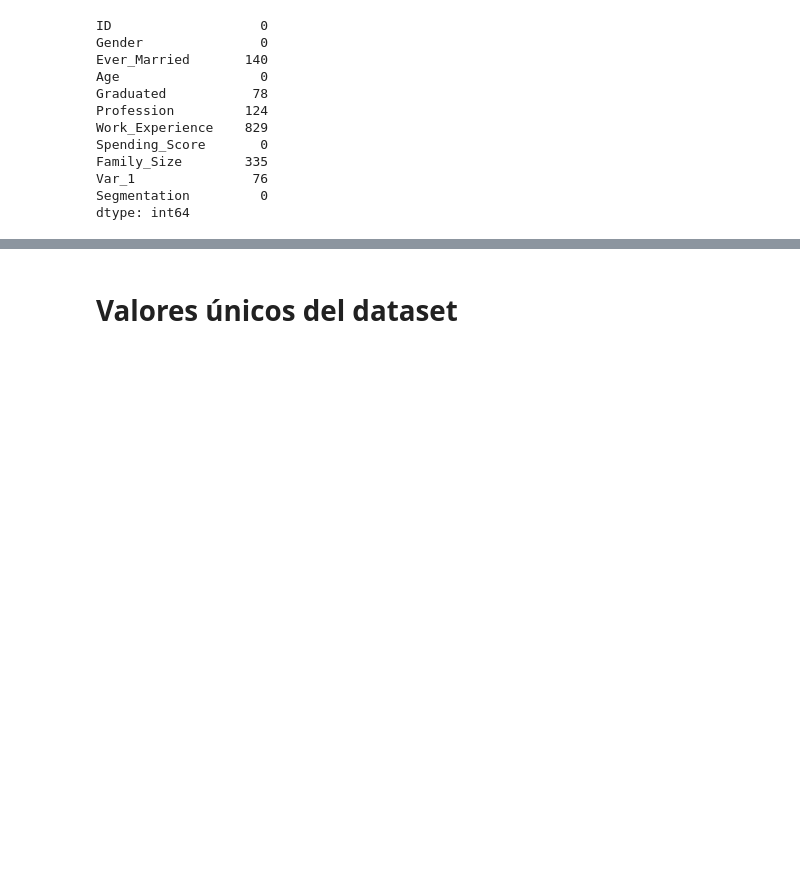
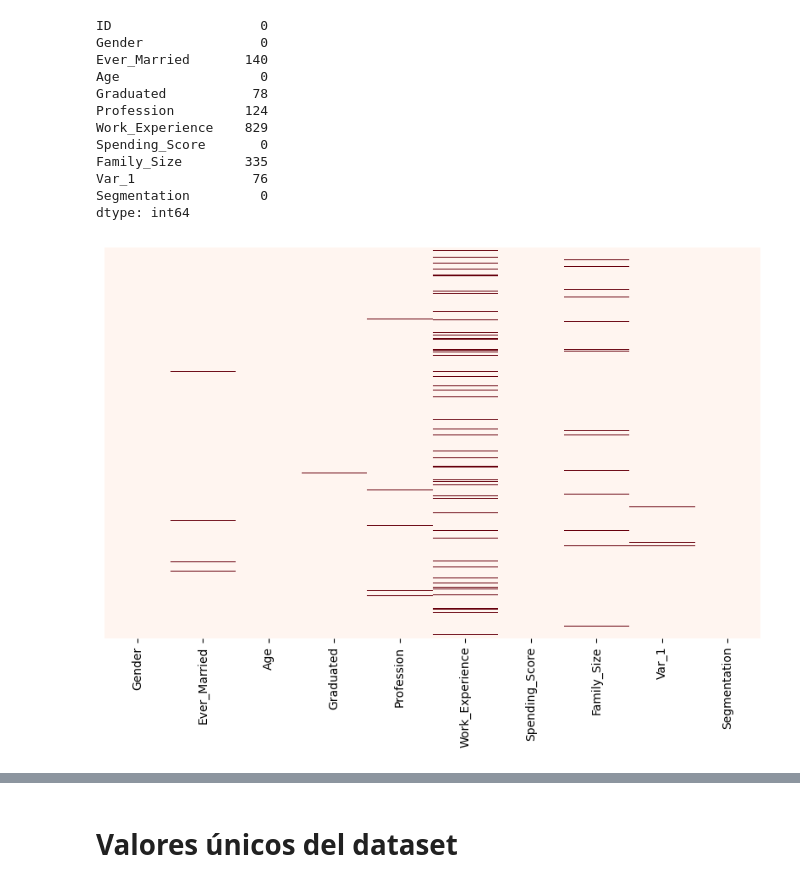
Before and after one commit to Manolo1109/Proyecto_Fundamentos, a Jupyter notebook: Proyecto_Fundamentos.ipynb, the cells around one changed output, grey strips where cells are left out. Saved outputs shown, nothing was run; the diff lists cells and outputs as text; code cells hidden in the pictures; blank space fills up the shorter version.

```diff
--- a/Proyecto_Fundamentos.ipynb
+++ b/Proyecto_Fundamentos.ipynb
@@ -152,3 +154,12 @@ Family_Size        335
 Var_1               76
 Segmentation         0
 dtype: int64
+# %%
+df_train = df_train.drop('ID', axis=1)
+df_test = df_test.drop('ID', axis=1)
+# %%
+plt.figure(figsize=(10,6))
+sns.heatmap(df_train.isnull(), yticklabels = False, cbar = False, cmap="Reds")
+plt.show()
+# %% [output]
+[figure, added]
```
Also changed, not shown: parts of 35 cells of this notebook.
